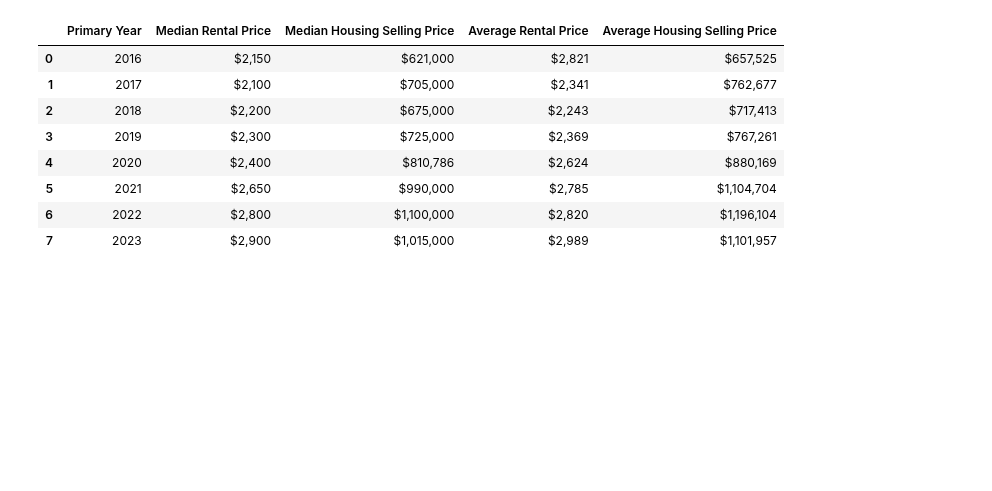
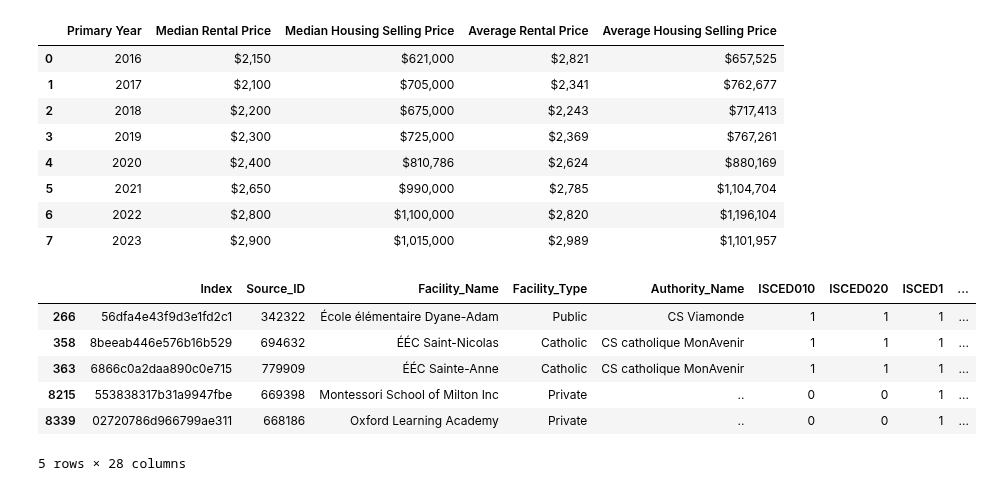
Before and after one commit to MaisieDeGraaf/oakville-housing-analysis, a Jupyter notebook: Project 1 bootcamp/Milton Analysis Project 1 Bootcamp.ipynb, the cells around one changed output. Saved outputs shown, nothing was run; the diff lists cells and outputs as text; code cells hidden in the pictures; blank space fills up the shorter version.

```diff
--- a/Project 1 bootcamp/Milton Analysis Project 1 Bootcamp.ipynb
+++ b/Project 1 bootcamp/Milton Analysis Project 1 Bootcamp.ipynb
@@ -13,6 +13,7 @@ df_1=pd.read_csv("Resources/Milton_Avg_Rental_Price_updated.csv", encoding='ISO-
 df_2=pd.read_csv("Resources/Milton_Avg_Sale_Price_updated.csv", encoding='ISO-8859-1')
 df_3=pd.read_csv("Resources/Milton_Median_Rental_Price_updated.csv", encoding='ISO-8859-1')
 df_4=pd.read_csv("Resources/Milton_Median_Sale_Price_updated.csv", encoding='ISO-8859-1')
+school_public_df = pd.read_csv('Resources/ODEF_v2.1_EN/ODEF_v2_1.csv', encoding='ISO-8859-1')
 # %%
 milton_df_2021 = pd.read_csv("Resources/CensusProfile2021-ProfilRecensement2021-20231206084412.csv", encoding='ISO-8859-1')
 milton_df_2021.head()
@@ -460,3 +532,15 @@ df_4=pd.read_csv("Resources/Milton_Median_Sale_Price_updated.csv", encoding='ISO
+# %%
+school_public_df = school_public_df.loc[school_public_df['Provider'] == 'Province of Ontario']
+school_public_df_milton = school_public_df.loc[school_public_df['CSDNAME'] == 'Milton']
+school_public_df_milton.head()
+# %% [output]
+|  | Index | Source_ID | Facility_Name | Facility_Type | Authority_Name | ISCED010 | ISCED020 | ISCED1 | ... |
+| 266 | 56dfa4e43f9d3e1fd2c1 | 342322 | École élémentaire Dyane-Adam | Public | CS Viamonde | 1 | 1 | 1 | ... |
+| 358 | 8beeab446e576b16b529 | 694632 | ÉÉC Saint-Nicolas | Catholic | CS catholique MonAvenir | 1 | 1 | 1 | ... |
+| 363 | 6866c0a2daa890c0e715 | 779909 | ÉÉC Sainte-Anne | Catholic | CS catholique MonAvenir | 1 | 1 | 1 | ... |
+| 8215 | 553838317b31a9947fbe | 669398 | Montessori School of Milton Inc | Private | .. | 0 | 0 | 1 | ... |
+| 8339 | 02720786d966799ae311 | 668186 | Oxford Learning Academy | Private | .. | 0 | 0 | 1 | ... |
+5 rows × 28 columns
 # %%
 1.City (row)
 2.Population
```
Also changed, not shown: parts of 4 cells of this notebook, 5 other files.
